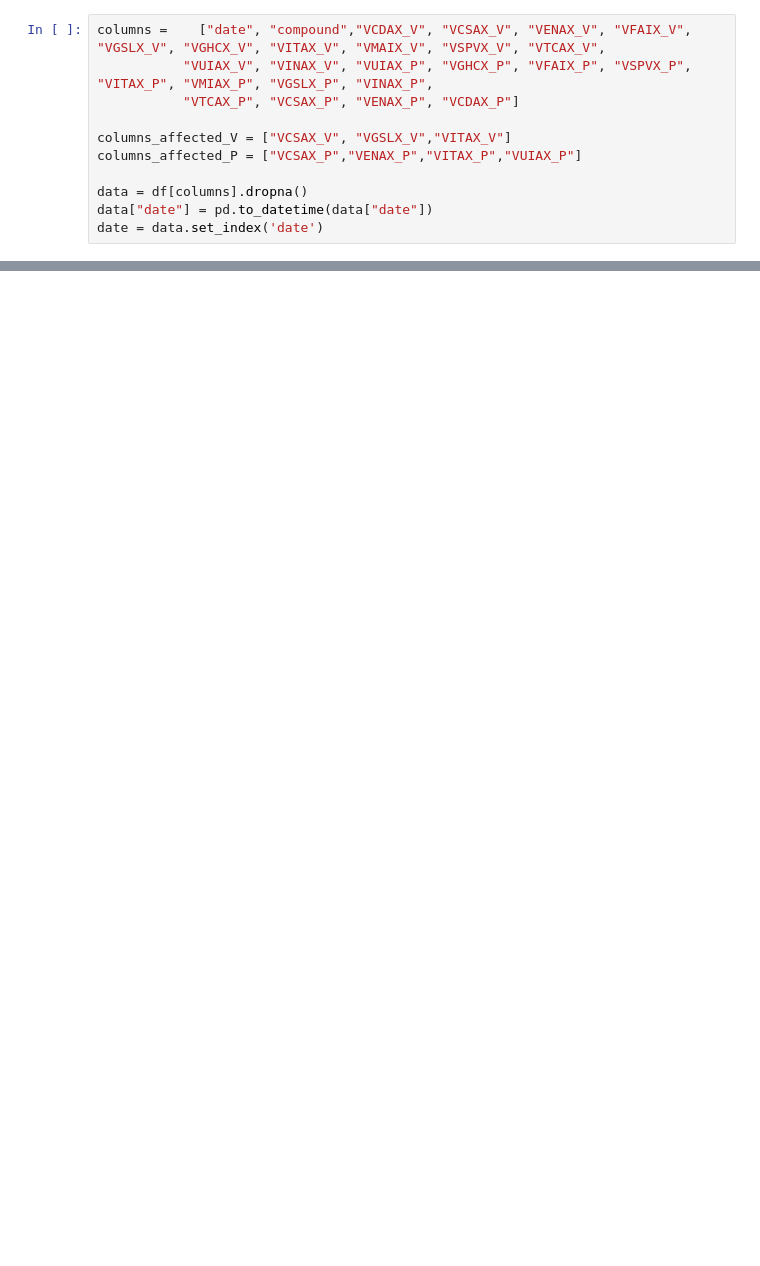
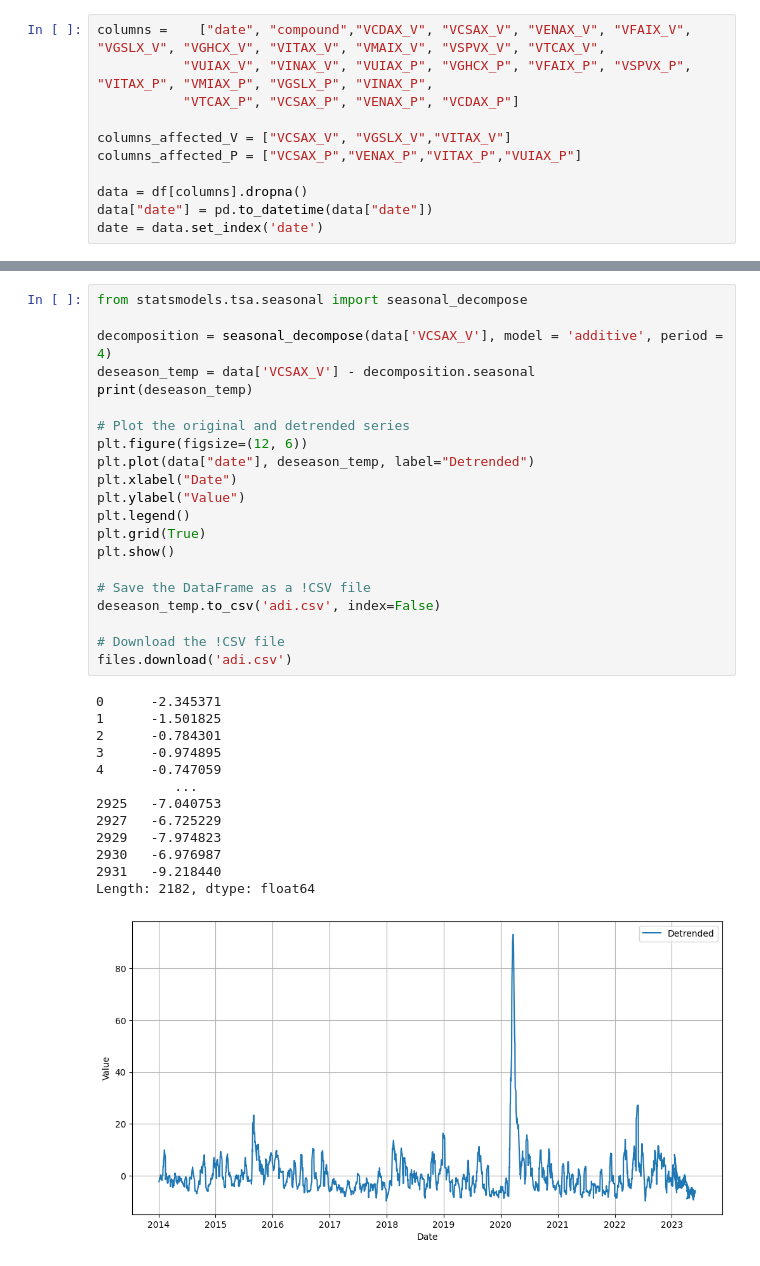
Before and after one commit to allisonlinn/CSUREMM, a Jupyter notebook: Modeling_2nd_Try.ipynb, the cells around one changed output, grey strips where cells are left out. Drawn from its saved outputs; the diff is of its cells as text; blank space fills up the shorter version.

```diff
--- a/Modeling_2nd_Try.ipynb
+++ b/Modeling_2nd_Try.ipynb
@@ -75,0 +117,35 @@ plt.show()
+# %%
+from statsmodels.tsa.seasonal import seasonal_decompose
+
+decomposition = seasonal_decompose(data['VCSAX_V'], model = 'additive', period = 4)
+deseason_temp = data['VCSAX_V'] - decomposition.seasonal
+print(deseason_temp)
+
+# Plot the original and detrended series
+plt.figure(figsize=(12, 6))
+plt.plot(data["date"], deseason_temp, label="Detrended")
+plt.xlabel("Date")
+plt.ylabel("Value")
+plt.legend()
+plt.grid(True)
+plt.show()
+
+# Save the DataFrame as a !CSV file
+deseason_temp.to_csv('adi.csv', index=False)
+
+# Download the !CSV file
+files.download('adi.csv')
+# %% [output]
+0      -2.345371
+1      -1.501825
+2      -0.784301
+3      -0.974895
+4      -0.747059
+          ...
+2925   -7.040753
+2927   -6.725229
+2929   -7.974823
+2930   -6.976987
+2931   -9.218440
+Length: 2182, dtype: float64
+[figure, added]
```
Also changed, not shown: parts of 6 cells of this notebook.
